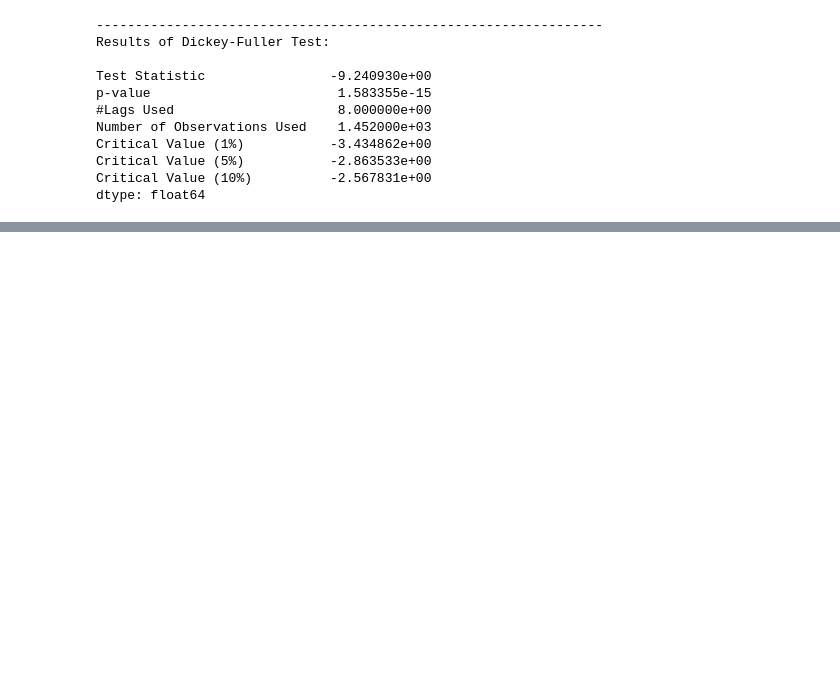
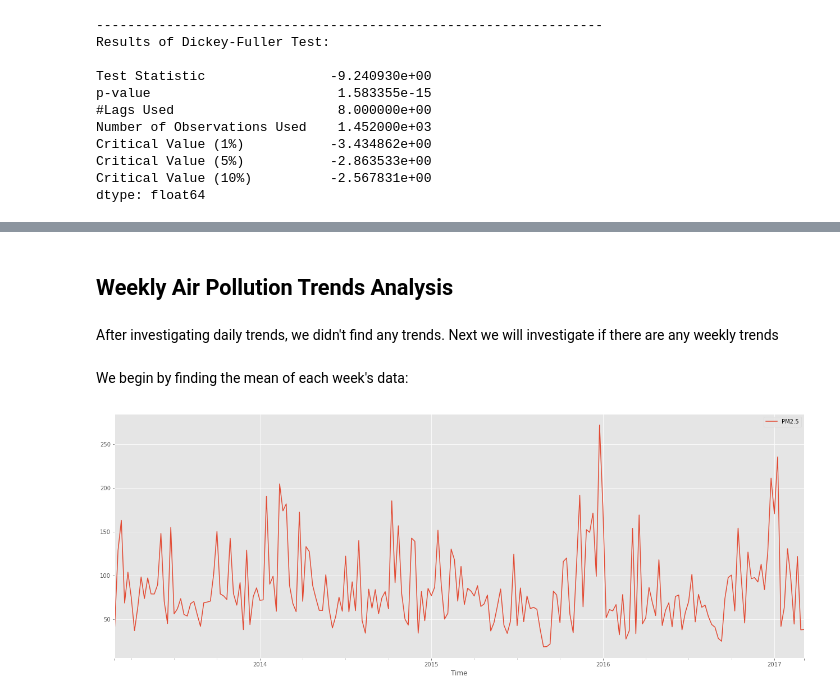
Before and after one commit to jonvis23/Air-Quality-Forecasting, a Jupyter notebook: notebook.ipynb, the cells around one changed output, grey strips where cells are left out. Cells and saved outputs as stored; diff of their text form; code cells hidden in the pictures; blank space fills up the shorter version.

```diff
--- a/notebook.ipynb
+++ b/notebook.ipynb
@@ -566,0 +579,12 @@ The very small p-value and the comparison of the test statistic with critical va
+# %% [markdown]
+## Weekly Air Pollution Trends Analysis
+# %% [markdown]
+After investigating daily trends, we didn't find any trends. Next we will investigate if there are any weekly trends
+# %% [markdown]
+We begin by finding the mean of each week's data:
+# %%
+weeklymeandata = data.resample('W').mean()
+weeklymeandata.plot(figsize = (22,8))
+plt.show()
+# %% [output]
+[figure, added]
```
Also changed, not shown: parts of 13 cells of this notebook.
